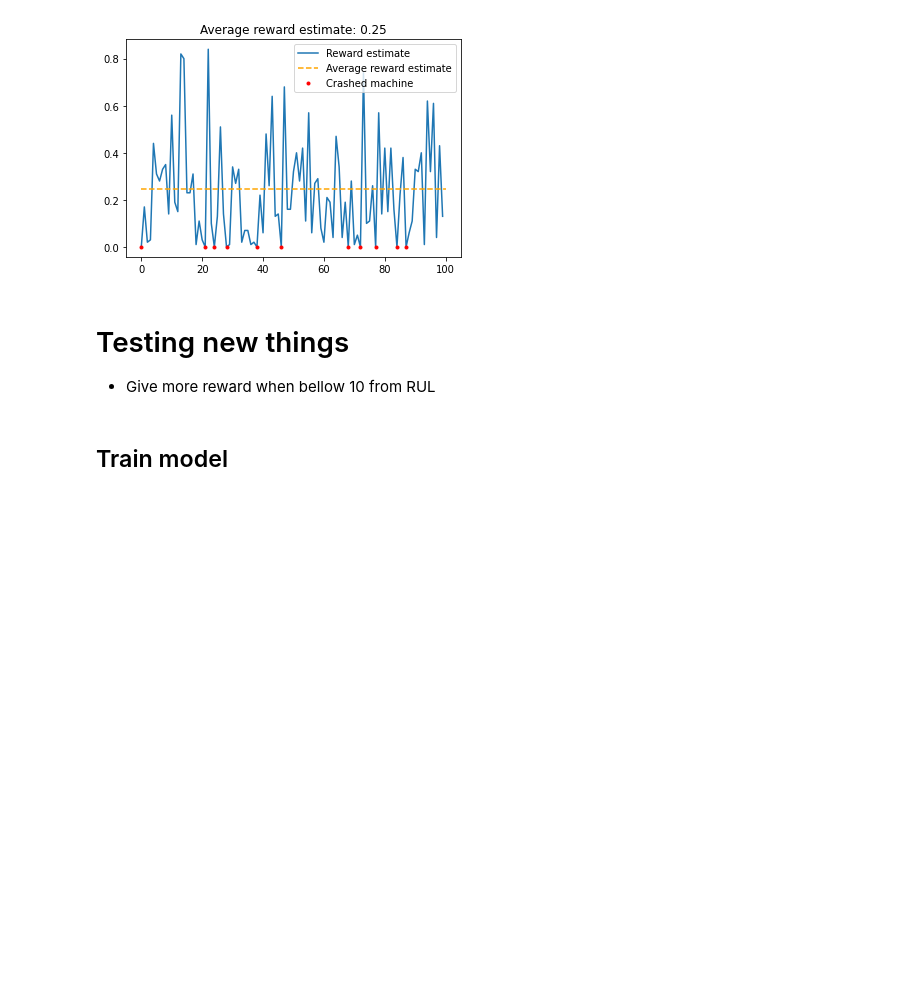
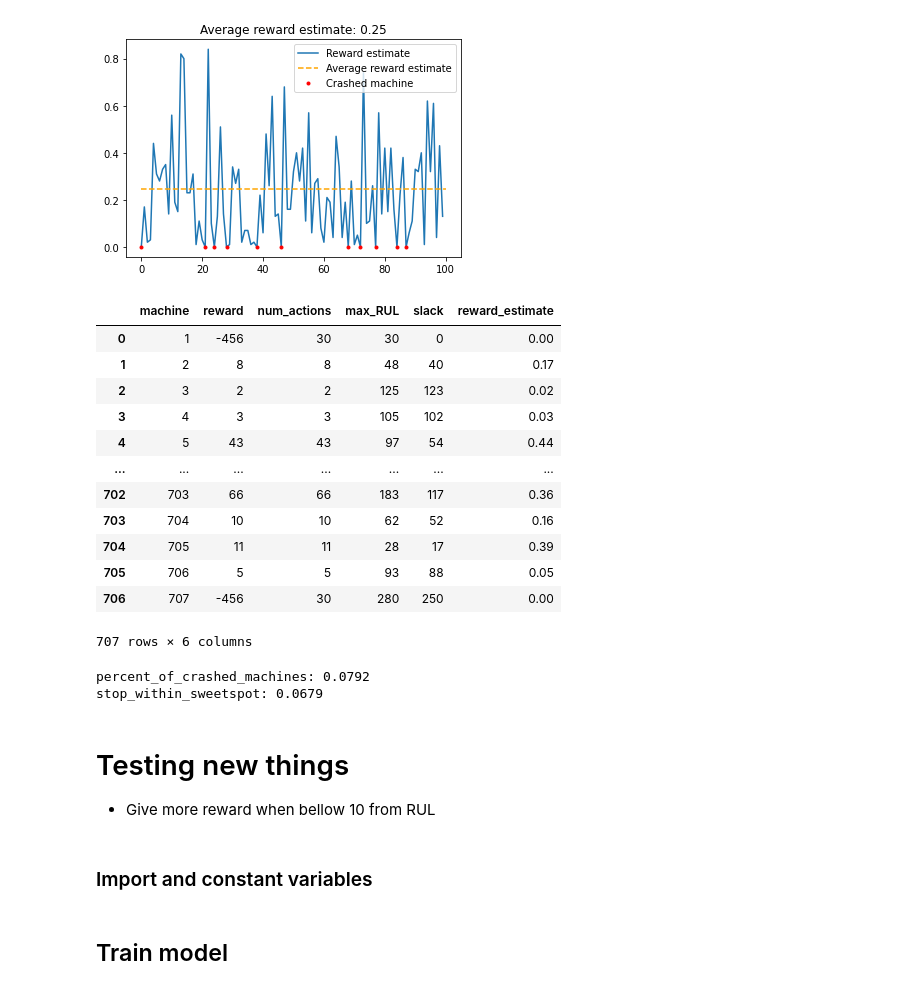
Before and after one commit to olestole/Turbine-RUL-RL, a Jupyter notebook: turbine-rul-rl.ipynb, the cells around one changed output. Drawn from its saved outputs; the diff is of its cells as text; code cells hidden in the pictures; blank space fills up the shorter version.

```diff
--- a/turbine-rul-rl.ipynb
+++ b/turbine-rul-rl.ipynb
@@ -318,9 +318,35 @@ plt.legend(['Reward estimate', 'Average reward estimate', 'Crashed machine'])
 plt.show()
 # %% [output]
 [figure]
+# %%
+df
+# %% [output]
+|  | machine | reward | num_actions | max_RUL | slack | reward_estimate |
+| 0 | 1 | -456 | 30 | 30 | 0 | 0.00 |
+| 1 | 2 | 8 | 8 | 48 | 40 | 0.17 |
+| 2 | 3 | 2 | 2 | 125 | 123 | 0.02 |
+| 3 | 4 | 3 | 3 | 105 | 102 | 0.03 |
+| 4 | 5 | 43 | 43 | 97 | 54 | 0.44 |
+| ... | ... | ... | ... | ... | ... | ... |
+| 702 | 703 | 66 | 66 | 183 | 117 | 0.36 |
+| 703 | 704 | 10 | 10 | 62 | 52 | 0.16 |
+| 704 | 705 | 11 | 11 | 28 | 17 | 0.39 |
+| 705 | 706 | 5 | 5 | 93 | 88 | 0.05 |
+| 706 | 707 | -456 | 30 | 280 | 250 | 0.00 |
+707 rows × 6 columns
+# %%
+percent_of_crashed_machines = round(len(points)/df['machine'].max(), 4)
+print('percent_of_crashed_machines:', percent_of_crashed_machines)
+stop_within_sweetspot = round(len(df[(df['slack']<20) & (df['reward_estimate'] > 0)])/df['machine'].max(), 4)
+print('stop_within_sweetspot:', stop_within_sweetspot)
+# %% [output]
+percent_of_crashed_machines: 0.0792
+stop_within_sweetspot: 0.0679
 # %% [markdown]
 # Testing new things
 - Give more reward when bellow 10 from RUL
+# %% [markdown]
+### Import and constant variables
 # %%
 import numpy as np
 from matplotlib import pyplot as plt
```
Also changed, not shown: parts of 3 cells of this notebook.
